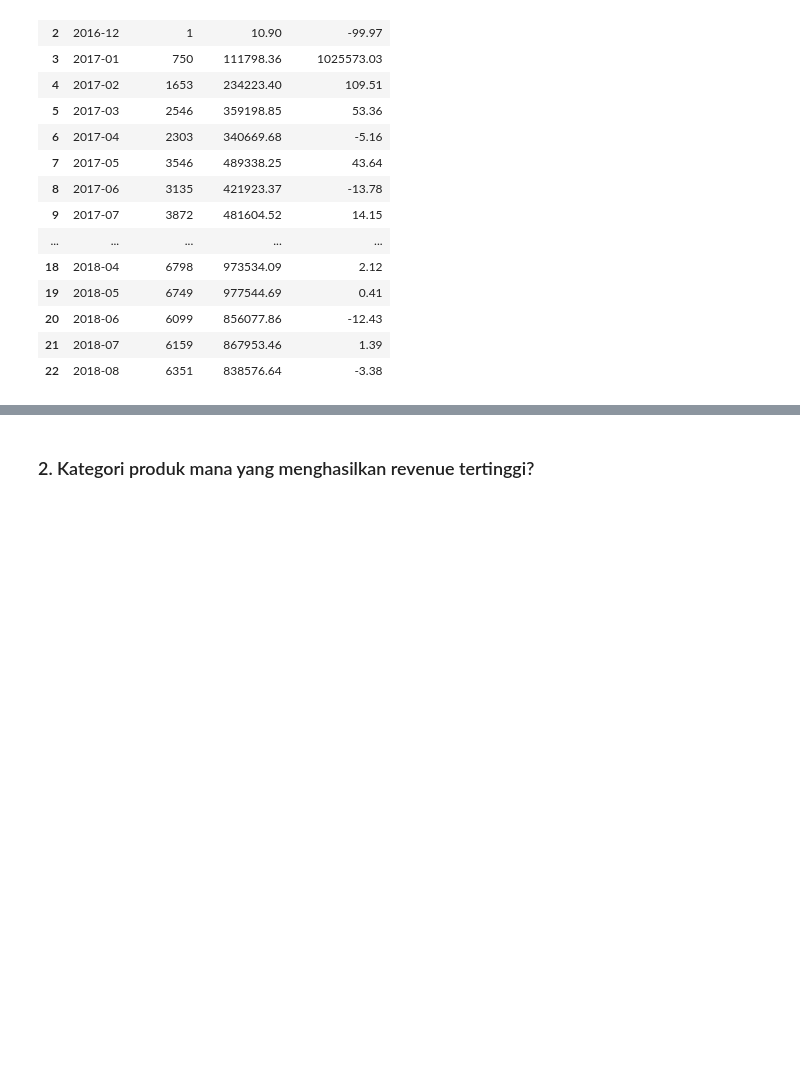
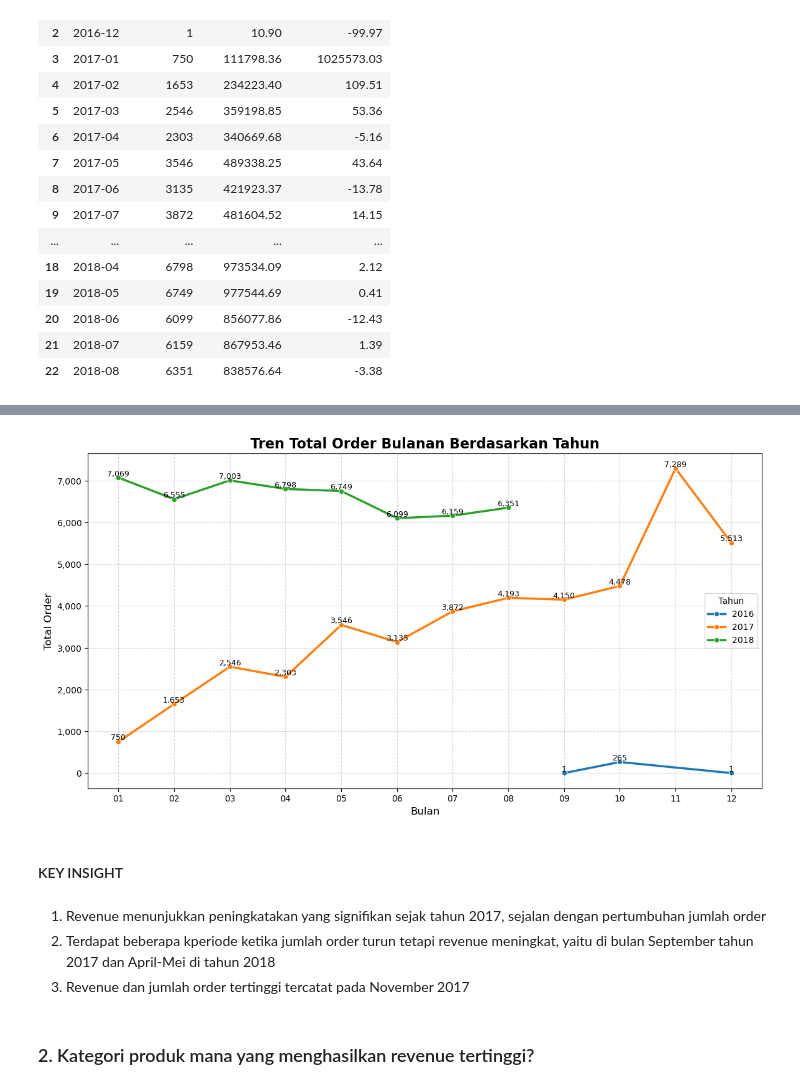
Before and after one commit to adinfir/data-new, a Jupyter notebook: Sales & Revenue.ipynb, the cells around one changed output, grey strips where cells are left out. Cells and saved outputs as stored; diff of their text form; code cells hidden in the pictures; blank space fills up the shorter version.

```diff
--- a/Sales & Revenue.ipynb
+++ b/Sales & Revenue.ipynb
@@ -439,3 +488,50 @@ tren_revenue_bulanan
+# %%
+# MENGURUTKAN DATA DARI BULAN 01 - 12
+tren_revenue_bulanan = tren_revenue_bulanan.sort_values(by='bulan')
+
+plt.figure(figsize=(14, 7))
+
+# Membuat Line Chart
+sns.lineplot(
+    data=tren_revenue_bulanan,
+    x='bulan',
+    y='Total Order',
+    hue='tahun',
+    hue_order=['2016', '2017', '2018'],
+    marker='o',
+    linewidth=2.5
+)
+
+# Menambahkan label angka PENUH di setiap titik dengan pemisah ribuan (koma)
+for index, row in tren_revenue_bulanan.iterrows():
+    plt.text(
+        x=row['bulan'],
+        y=row['Total Order'],
+        s=f"{row['Total Order']:,.0f}",
+        ha='center',
+        va='bottom',
+        fontsize=9,
+        color='black'
+    )
+
+# Mengatur format sumbu Y agar tidak 1e6 dan menampilkan koma
+plt.gca().yaxis.set_major_formatter(ticker.StrMethodFormatter('{x:,.0f}'))
+
+plt.title('Tren Total Order Bulanan Berdasarkan Tahun', fontsize=16, fontweight='bold')
+plt.xlabel('Bulan', fontsize=12)
+plt.ylabel('Total Order', fontsize=12)
+plt.legend(title='Tahun')
+plt.grid(True, linestyle='--', alpha=0.5)
+
+plt.show()
+# %% [output]
+[figure, added]
+# %% [markdown]
+#### KEY INSIGHT
+# %% [markdown]
+1. Revenue menunjukkan peningkatakan yang signifikan sejak tahun 2017, sejalan dengan pertumbuhan jumlah order
+2. Terdapat beberapa kperiode ketika jumlah order turun tetapi revenue meningkat, yaitu di bulan September tahun 2017 dan April-Mei di tahun 2018
+3. Revenue dan jumlah order tertinggi tercatat pada November 2017
 # %% [markdown]
 ### 2. Kategori produk mana yang menghasilkan revenue tertinggi?
 # %%
```
Also changed, not shown: parts of 23 cells of this notebook.
